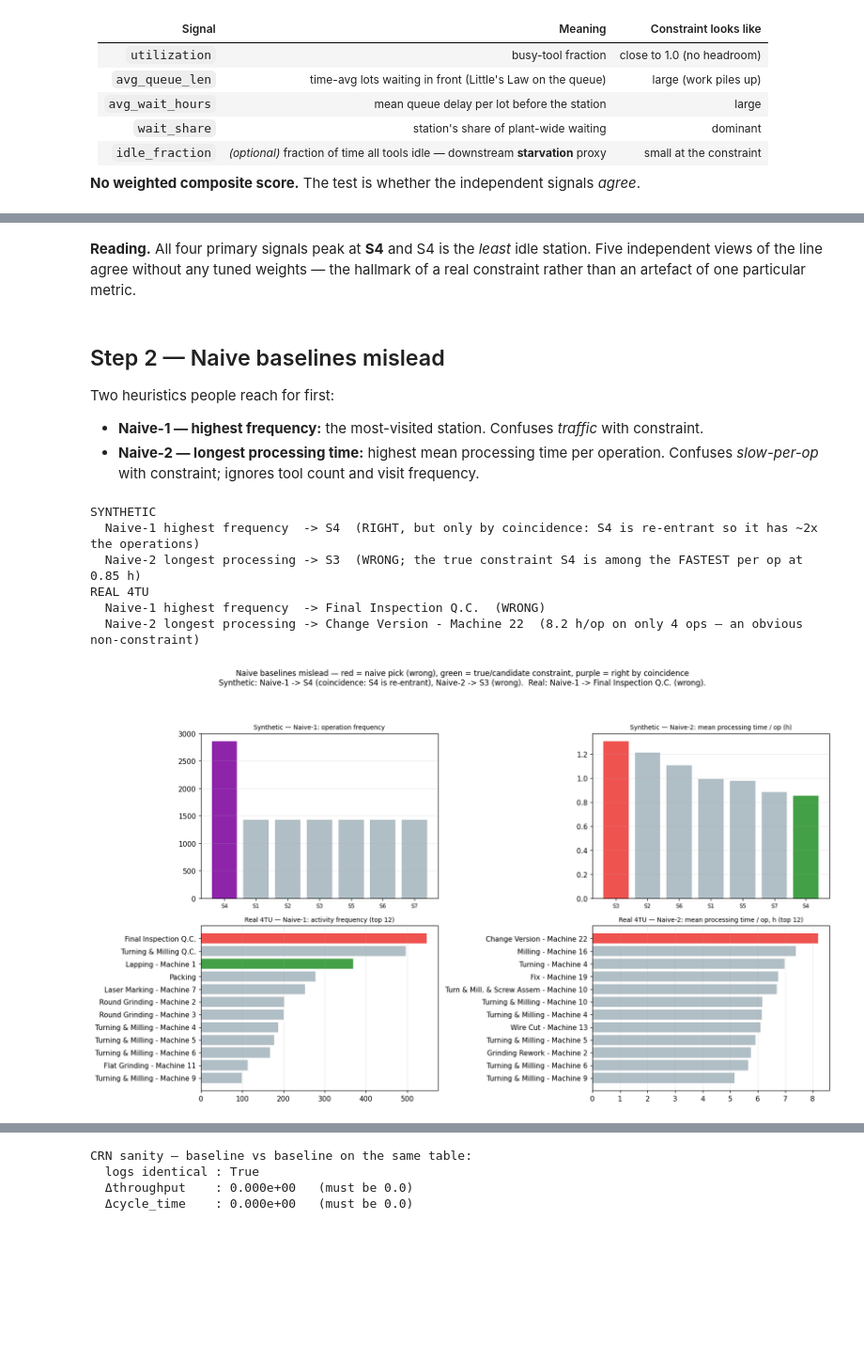
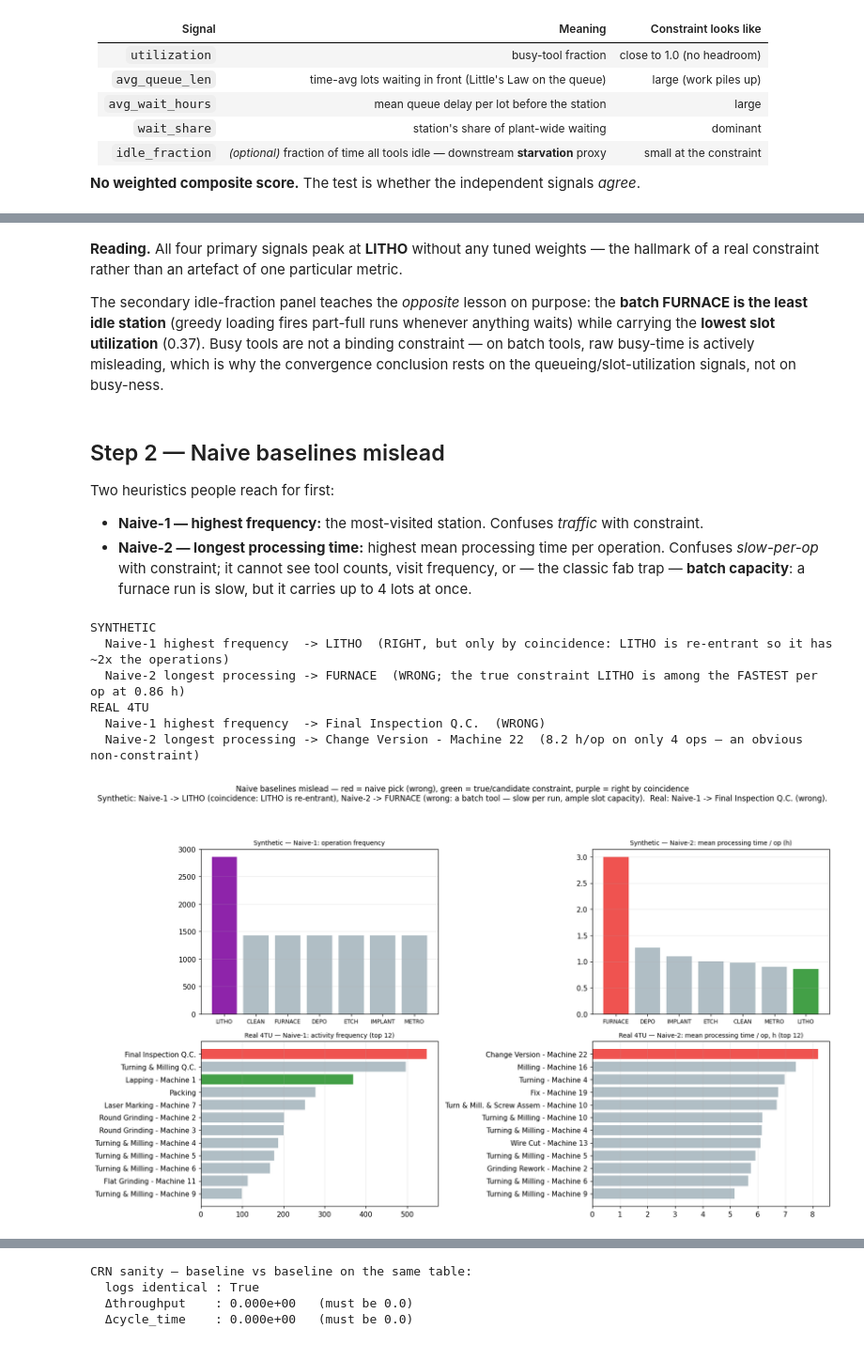
Before and after one commit to leonlaiyc/manufacturing-ops-analytics, a Jupyter notebook: notebooks/04_bottleneck_identification.ipynb, the cells around one changed output, grey strips where cells are left out. Shown at 94% size. Drawn from its saved outputs; the diff is of its cells as text; code cells hidden in the pictures; blank space fills up the shorter version.

```diff
--- a/notebooks/04_bottleneck_identification.ipynb
+++ b/notebooks/04_bottleneck_identification.ipynb
@@ -121,7 +121,13 @@ Converged station (majority of signals 1-4): S4
 # %% [markdown]
-**Reading.** All four primary signals peak at **S4** and S4 is the *least* idle station.
-Five independent views of the line agree without any tuned weights — the hallmark of a real
-constraint rather than an artefact of one particular metric.
+**Reading.** All four primary signals peak at **LITHO** without any tuned weights —
+the hallmark of a real constraint rather than an artefact of one particular metric.
+
+The secondary idle-fraction panel teaches the *opposite* lesson on purpose: the
+**batch FURNACE is the least idle station** (greedy loading fires part-full runs
+whenever anything waits) while carrying the **lowest slot utilization** (0.37).
+Busy tools are not a binding constraint — on batch tools, raw busy-time is
+actively misleading, which is why the convergence conclusion rests on the
+queueing/slot-utilization signals, not on busy-ness.
 # %% [markdown]
 ## Step 2 — Naive baselines mislead
 
@@ -129,37 +135,39 @@ Two heuristics people reach for first:
 
 - **Naive-1 — highest frequency:** the most-visited station. Confuses *traffic* with constraint.
 - **Naive-2 — longest processing time:** highest mean processing time per operation.
-  Confuses *slow-per-op* with constraint; ignores tool count and visit frequency.
+  Confuses *slow-per-op* with constraint; it cannot see tool counts, visit frequency,
+  or — the classic fab trap — **batch capacity**: a furnace run is slow, but it carries
+  up to 4 lots at once.
 # %%
 syn_table, syn_picks = naive_baselines.naive_baselines_synthetic(log, cfg)
 real_table, real_picks = naive_baselines.naive_baselines_real(df_D)
 
 print("SYNTHETIC")
 print(f"  Naive-1 highest frequency  -> {syn_picks['highest_frequency']}  "
-      f"(RIGHT, but only by coincidence: S4 is re-entrant so it has ~2x the operations)")
+      f"(RIGHT, but only by coincidence: LITHO is re-entrant so it has ~2x the operations)")
 print(f"  Naive-2 longest processing -> {syn_picks['longest_processing']}  "
-      f"(WRONG; the true constraint S4 is among the FASTEST per op at "
-      f"{syn_table.loc['S4','mean_proc_hours']:.2f} h)")
+      f"(WRONG; the true constraint LITHO is among the FASTEST per op at "
+      f"{syn_table.loc['LITHO','mean_proc_hours']:.2f} h)")
 print("REAL 4TU")
 print(f"  Naive-1 highest frequency  -> {real_picks['highest_frequency']}  (WRONG)")
 lp = real_picks['longest_processing']
 print(f"  Naive-2 longest processing -> {lp}  "
       f"({real_table.loc[lp,'mean_proc_hours']:.1f} h/op on only "
       f"{int(real_table.loc[lp,'frequency'])} ops — an obvious non-constraint)")
 
 real_ev = evidence.activity_evidence_real(df_D)
 real_candidate = real_ev.index[0]
 naive_baselines.plot_naive_baselines(syn_table, syn_picks, real_table, real_picks,
-                                     syn_truth='S4', real_candidate=real_candidate,
+                                     syn_truth='LITHO', real_candidate=real_candidate,
                                      save_path=str(FIG / 'naive_baselines.png'))
 plt.show()
 # %% [output]
 SYNTHETIC
-  Naive-1 highest frequency  -> S4  (RIGHT, but only by coincidence: S4 is re-entrant so it has ~2x the operations)
-  Naive-2 longest processing -> S3  (WRONG; the true constraint S4 is among the FASTEST per op at 0.85 h)
+  Naive-1 highest frequency  -> LITHO  (RIGHT, but only by coincidence: LITHO is re-entrant so it has ~2x the operations)
+  Naive-2 longest processing -> FURNACE  (WRONG; the true constraint LITHO is among the FASTEST per op at 0.86 h)
 REAL 4TU
   Naive-1 highest frequency  -> Final Inspection Q.C.  (WRONG)
   Naive-2 longest processing -> Change Version - Machine 22  (8.2 h/op on only 4 ops — an obvious non-constraint)
-[figure, old version]
+[figure, new version]
 # %% [markdown]
 **Conclusion.** A naive method that lands on the right station does so by *coincidence*,
```
Also changed, not shown: parts of 9 cells of this notebook, 21 other files.
